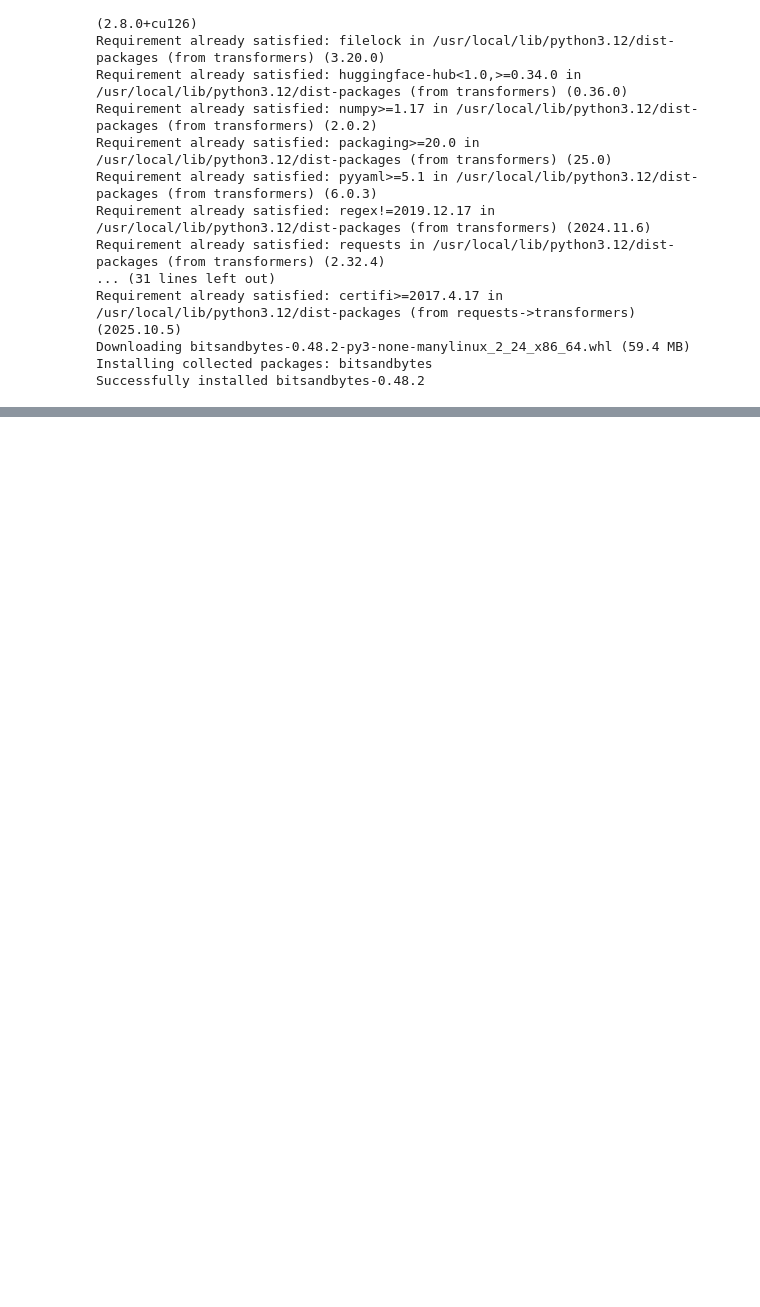
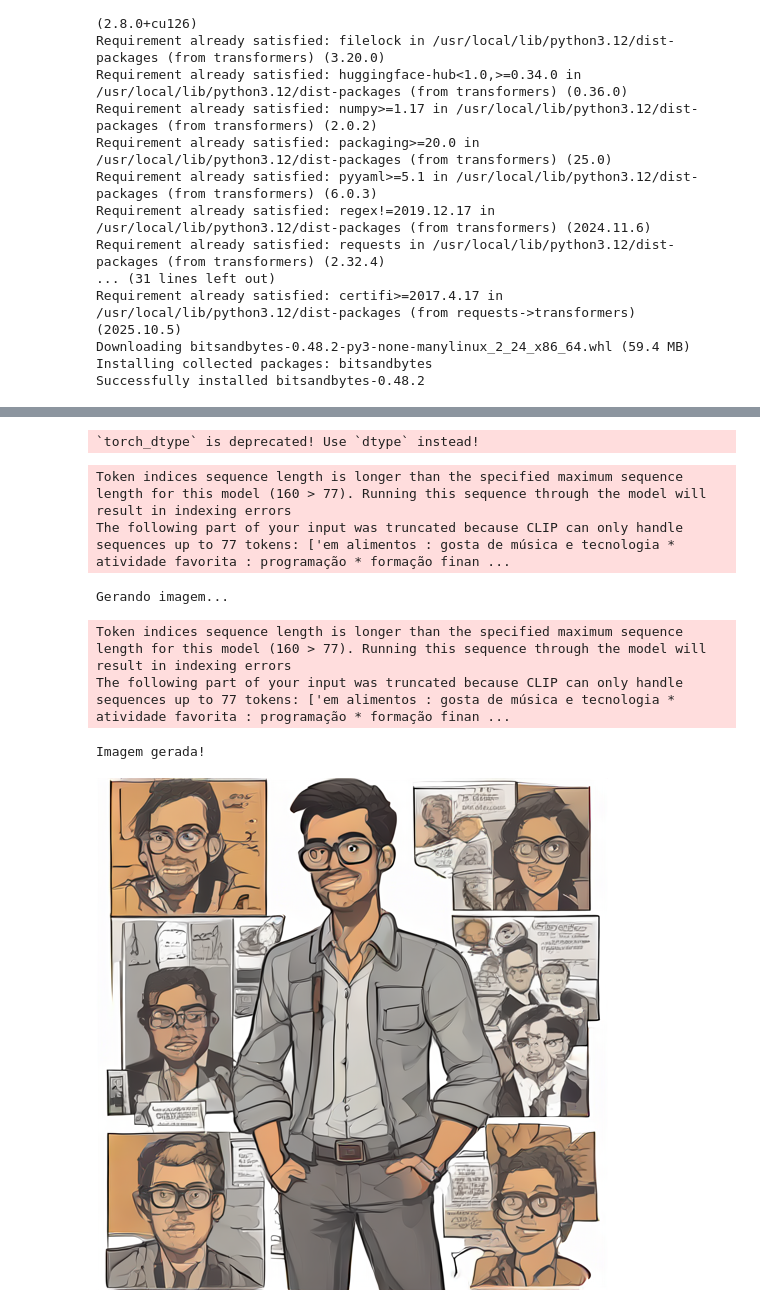
Before and after one commit to AndreBeckPires/LLM-to-create-persona, a Jupyter notebook: LLM.ipynb, the cells around one changed output, grey strips where cells are left out. Saved outputs shown, nothing was run; the diff lists cells and outputs as text; code cells hidden in the pictures; blank space fills up the shorter version.

```diff
--- a/LLM.ipynb
+++ b/LLM.ipynb
@@ -159,0 +178,31 @@ Você: sair
+# %%
+pipe = AutoPipelineForText2Image.from_pretrained(
+    "stabilityai/sdxl-turbo",
+    torch_dtype=torch.float16,
+    variant="fp16"
+)
+pipe = pipe.to("cuda")
+# %% [output]
+`torch_dtype` is deprecated! Use `dtype` instead!
+# %%
+prompt_default = f'crie a ficha de uma persona para prospostas de marketing, ela pode ter o estilo cartoon, ela deve seguir o padrão com a imagem da persona mais detalhes, os detalhes estão em {prompt_image}'
+# %%
+
+print("Gerando imagem...")
+# O SDXL-Turbo é tão rápido que só precisa de 1 passo!
+image = pipe(
+    prompt=prompt_default,
+    num_inference_steps=1,
+    guidance_scale=0.0
+).images[0]
+
+print("Imagem gerada!")
+display(image) # Mostra a imagem no Colab
+# %% [output]
+Token indices sequence length is longer than the specified maximum sequence length for this model (160 > 77). Running this sequence through the model will result in indexing errors
+The following part of your input was truncated because CLIP can only handle sequences up to 77 tokens: ['em alimentos : gosta de música e tecnologia * atividade favorita : programação * formação finan ...
+Gerando imagem...
+Token indices sequence length is longer than the specified maximum sequence length for this model (160 > 77). Running this sequence through the model will result in indexing errors
+The following part of your input was truncated because CLIP can only handle sequences up to 77 tokens: ['em alimentos : gosta de música e tecnologia * atividade favorita : programação * formação finan ...
+Imagem gerada!
+[figure, added]
```
Also changed, not shown: parts of 15 cells of this notebook.
